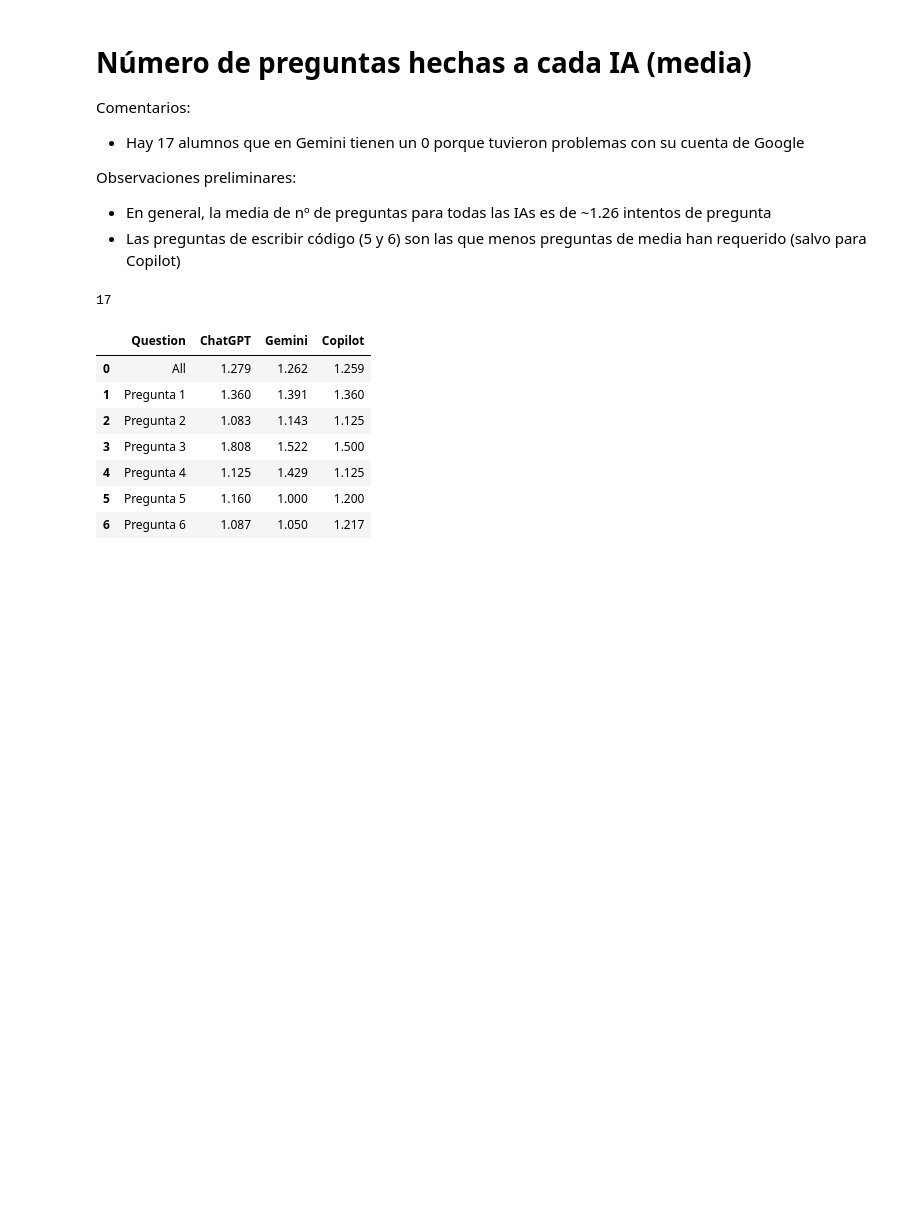
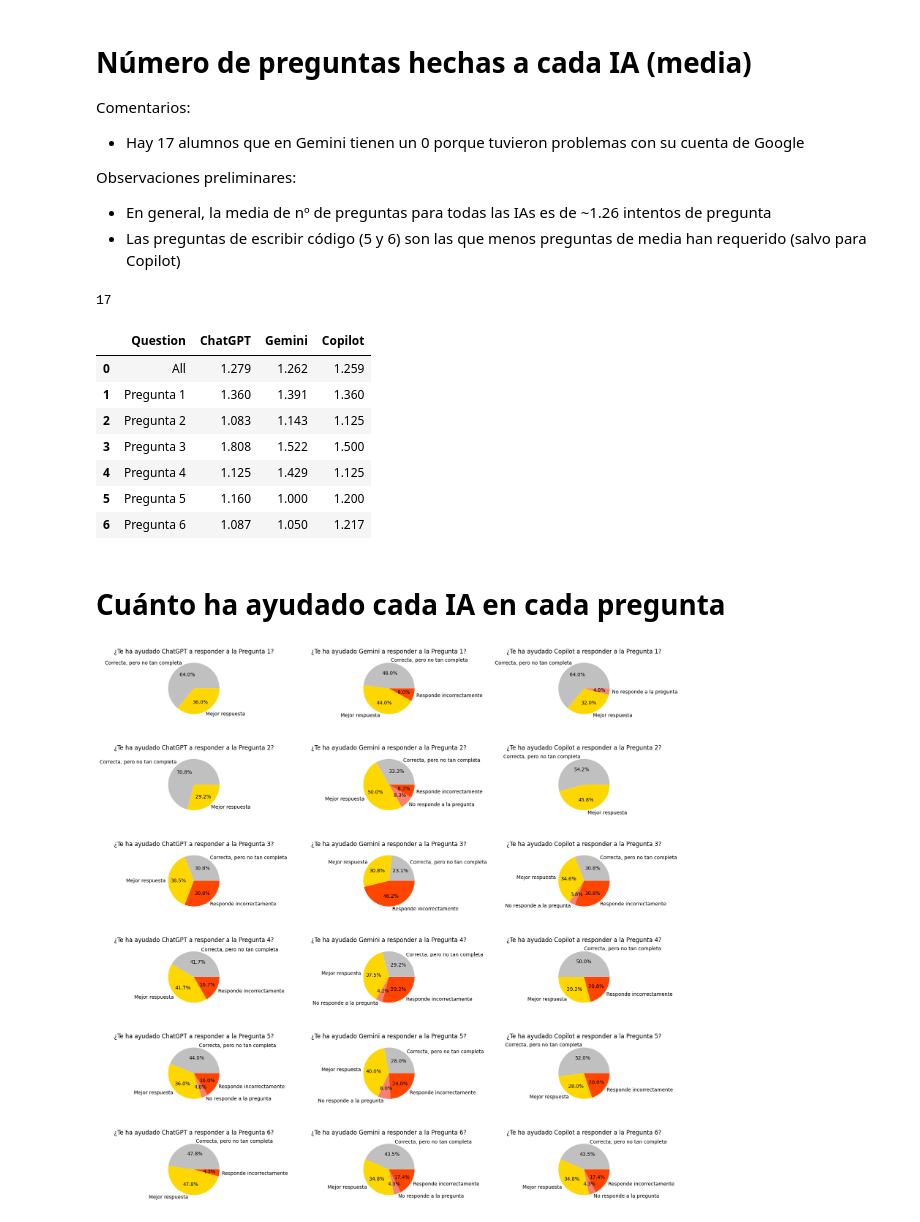
Before and after one commit to codeurjc/InnovacionDocente, a Jupyter notebook: PreliminarAnalysis.ipynb, the cells around one changed output. Drawn from its saved outputs; the diff is of its cells as text; code cells hidden in the pictures; blank space fills up the shorter version.

```diff
--- a/PreliminarAnalysis.ipynb
+++ b/PreliminarAnalysis.ipynb
@@ -26,6 +27,16 @@ results_df = results_df[results_df['subject']=="Lenguajes de Programación"]
 results_df['numTries_ChatGPT'] = results_df['numTries_ChatGPT'].astype(int)
 results_df['numTries_Gemini'] = results_df['numTries_Gemini'].astype(int)
 results_df['numTries_Copilot'] = results_df['numTries_Copilot'].astype(int)
+# %%
+response_map = {
+ 'Si. Me ha dado la mejor respuesta' : 'Mejor respuesta',
+ 'Si. Me ha dado una respuesta correcta, pero menos completa que otras IAs': 'Correcta, pero no tan completa',
+ 'No. Me ha contestado correctamente, pero no responde a la pregunta que le he hecho': 'No responde a la pregunta',
+ 'No. Me ha contestado de forma errónea': 'Responde incorrectamente'
+}
+results_df['rating_ChatGPT_reduced'] = results_df['rating_ChatGPT'].apply(lambda rating: response_map[rating])
+results_df['rating_Gemini_reduced'] = results_df['rating_Gemini'].apply(lambda rating: response_map[rating])
+results_df['rating_Copilot_reduced'] = results_df['rating_Copilot'].apply(lambda rating: response_map[rating])
 # %%
 results_df.head()
 # %% [output]
@@ -73,3 +84,36 @@ pd.DataFrame(rows,columns=['Question','ChatGPT','Gemini','Copilot']).round(decim
 | 4 | Pregunta 4 | 1.125 | 1.429 | 1.125 |
 | 5 | Pregunta 5 | 1.160 | 1.000 | 1.200 |
 | 6 | Pregunta 6 | 1.087 | 1.050 | 1.217 |
+# %%
+colors = {
+    'Mejor respuesta':  'gold',
+    'Correcta, pero no tan completa': 'silver',
+    'No responde a la pregunta': 'salmon',
+    'Responde incorrectamente': 'orangered'
+}
+
+def ia_rating_pieChart(ia, question, ax):
+    df = results_df[results_df['question']==question].groupby(['rating_'+ia+'_reduced']).count()
+    df.plot.pie(
+        y='question', ylabel='', autopct='%1.1f%%', #labeldistance=None,
+        title="¿Te ha ayudado %s a responder a la %s?"%(ia, question),
+        ax=ax, legend=False, colors=[colors[name] for name in df.index]
+    )
+    #.legend(bbox_to_anchor=(1,1), loc="lower right", bbox_transform=plt.gcf().transFigure)
+# %% [markdown]
+# Cuánto ha ayudado cada IA en cada pregunta
+# %%
+fig, axes = plt.subplots(nrows=6, ncols=3, figsize=(21,20))
+fig.subplots_adjust(hspace=0.5, wspace=0.05)
+
+row,col = 0,0
+for question in range(1,7):
+    for ia in ['ChatGPT','Gemini','Copilot']:
+        ia_rating_pieChart(ia, 'Pregunta '+str(question), axes[row,col])
+        if col == 2:
+            col = 0
+            row = row + 1
+        else:
+            col+=1
+# %% [output]
+[figure, added]
```
Also changed, not shown: parts of 1 cell of this notebook.
